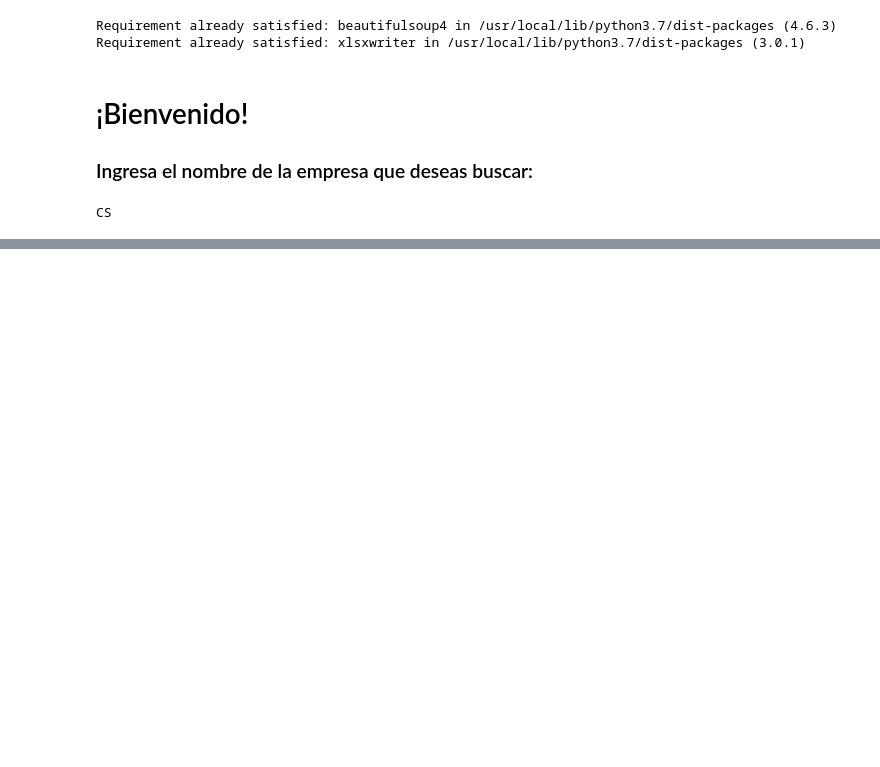
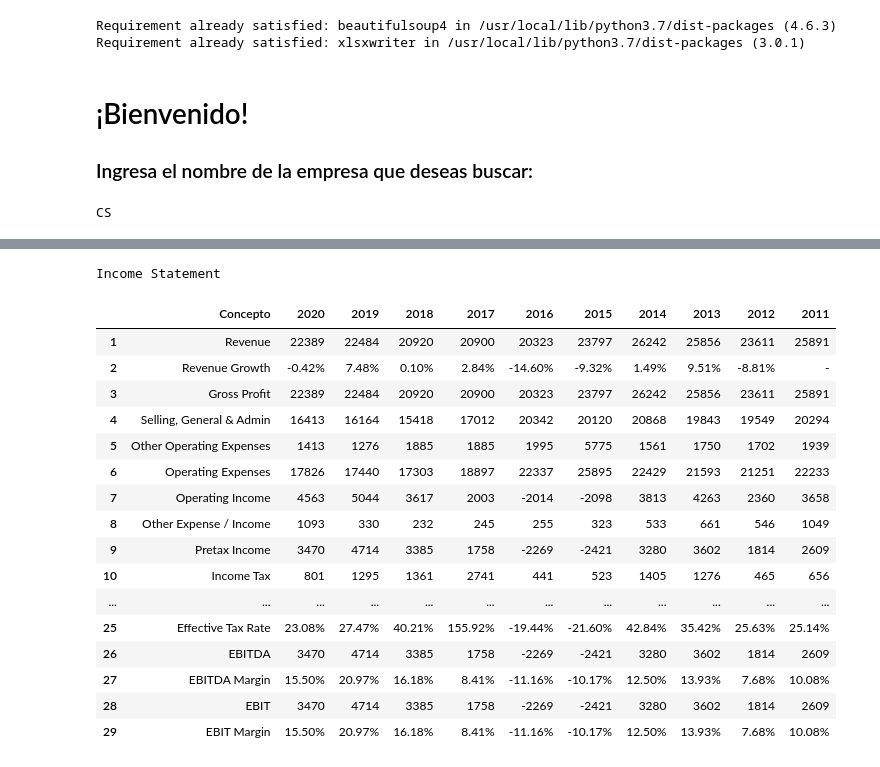
Before and after one commit to andresbasilea/Analizador-Financiero-CS, a Jupyter notebook: AndrésBasile_CreditSuisse.ipynb, the cells around one changed output, grey strips where cells are left out. Drawn from its saved outputs; the diff is of its cells as text; code cells hidden in the pictures; blank space fills up the shorter version.

```diff
--- a/AndrésBasile_CreditSuisse.ipynb
+++ b/AndrésBasile_CreditSuisse.ipynb
@@ -90,0 +82,22 @@ files.download('estadosFinancieros' + empresa +'.xlsx')
+# %%
+print("\n\n\n\nIncome Statement")
+df[0]
+# %% [output]
+Income Statement
+|  | Concepto | 2020 | 2019 | 2018 | 2017 | 2016 | 2015 | 2014 | 2013 | 2012 | 2011 |
+| 1 | Revenue | 22389 | 22484 | 20920 | 20900 | 20323 | 23797 | 26242 | 25856 | 23611 | 25891 |
+| 2 | Revenue Growth | -0.42% | 7.48% | 0.10% | 2.84% | -14.60% | -9.32% | 1.49% | 9.51% | -8.81% | - |
+| 3 | Gross Profit | 22389 | 22484 | 20920 | 20900 | 20323 | 23797 | 26242 | 25856 | 23611 | 25891 |
+| 4 | Selling, General & Admin | 16413 | 16164 | 15418 | 17012 | 20342 | 20120 | 20868 | 19843 | 19549 | 20294 |
+| 5 | Other Operating Expenses | 1413 | 1276 | 1885 | 1885 | 1995 | 5775 | 1561 | 1750 | 1702 | 1939 |
+| 6 | Operating Expenses | 17826 | 17440 | 17303 | 18897 | 22337 | 25895 | 22429 | 21593 | 21251 | 22233 |
+| 7 | Operating Income | 4563 | 5044 | 3617 | 2003 | -2014 | -2098 | 3813 | 4263 | 2360 | 3658 |
+| 8 | Other Expense / Income | 1093 | 330 | 232 | 245 | 255 | 323 | 533 | 661 | 546 | 1049 |
+| 9 | Pretax Income | 3470 | 4714 | 3385 | 1758 | -2269 | -2421 | 3280 | 3602 | 1814 | 2609 |
+| 10 | Income Tax | 801 | 1295 | 1361 | 2741 | 441 | 523 | 1405 | 1276 | 465 | 656 |
+| ... | ... | ... | ... | ... | ... | ... | ... | ... | ... | ... | ... |
+| 25 | Effective Tax Rate | 23.08% | 27.47% | 40.21% | 155.92% | -19.44% | -21.60% | 42.84% | 35.42% | 25.63% | 25.14% |
+| 26 | EBITDA | 3470 | 4714 | 3385 | 1758 | -2269 | -2421 | 3280 | 3602 | 1814 | 2609 |
+| 27 | EBITDA Margin | 15.50% | 20.97% | 16.18% | 8.41% | -11.16% | -10.17% | 12.50% | 13.93% | 7.68% | 10.08% |
+| 28 | EBIT | 3470 | 4714 | 3385 | 1758 | -2269 | -2421 | 3280 | 3602 | 1814 | 2609 |
+| 29 | EBIT Margin | 15.50% | 20.97% | 16.18% | 8.41% | -11.16% | -10.17% | 12.50% | 13.93% | 7.68% | 10.08% |
```
Also changed, not shown: parts of 13 cells of this notebook.
